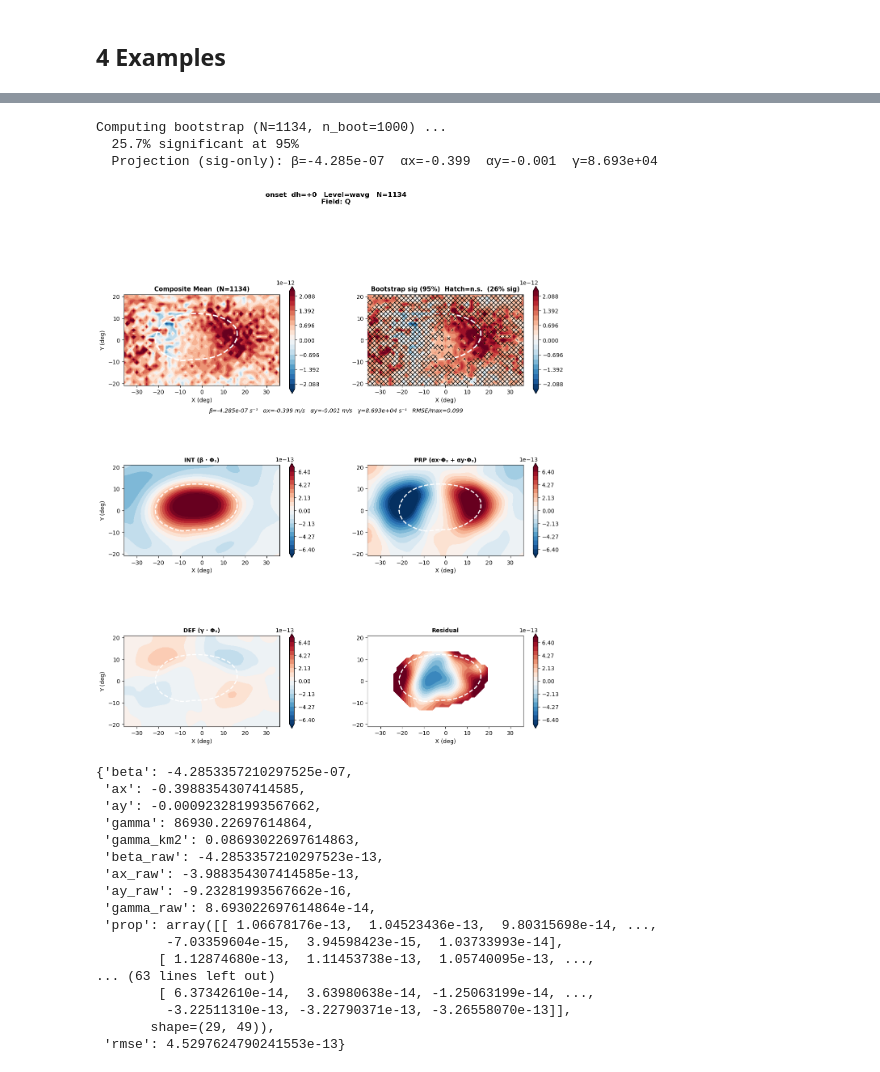
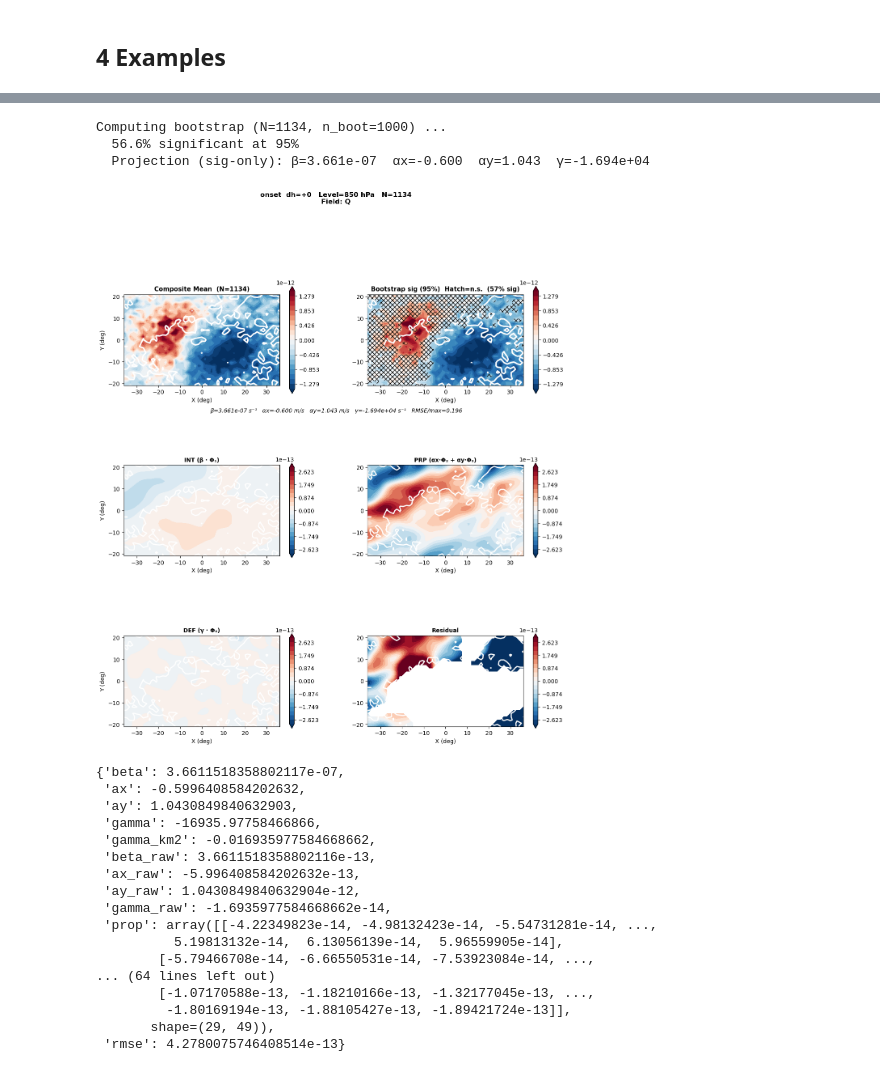
Before and after one commit to yanxingjianken/pvtend, a Jupyter notebook: examples/04_single_var_composite.ipynb, the cells around one changed output, grey strips where cells are left out. Cells and saved outputs as stored; diff of their text form; code cells hidden in the pictures.

```diff
--- a/examples/04_single_var_composite.ipynb
+++ b/examples/04_single_var_composite.ipynb
@@ -25,6 +28,7 @@ from pvtend.decomposition.smoothing import gaussian_smooth_nan
 # %%
 DATA_ROOT  = "/net/flood/data2/users/x_yan/composite_blocking_tempest"
 STAGE      = "onset"
+LEVEL      = 200 #"wavg"            # "wavg" or int hPa (e.g. 200, 250)
 SMOOTH_DEG = 6.0
 GRID_SP    = 1.5
 N_BOOT     = 1000
@@ -48,6 +52,7 @@ fields_wavg = sorted(k for k in _all_keys
                      if _sample[k].ndim == 2 and not k.endswith("_3d") and k not in _meta)
 fields_3d   = sorted(k for k in _all_keys if k.endswith("_3d"))
 
+print(f"LEVEL = {LEVEL}")
 print(f"Isobaric levels (hPa): {levels_hpa}")
 print(f"Wavg levels   (hPa) : {wavg_levels}")
 print(f"\n── 2D wavg fields ({len(fields_wavg)}) ──")
@@ -488,28 +257,28 @@ Computing bootstrap (N=1134, n_boot=1000) ...
 # %%
 # 6-panel: diabatic Q
-plot_var(["Q"], dh=0, projection=True)
+plot_var(["Q"], dh=0, level=850, projection=True)
 # %% [output]
 Computing bootstrap (N=1134, n_boot=1000) ...
-  25.7% significant at 95%
-  Projection (sig-only): β=-4.285e-07  αx=-0.399  αy=-0.001  γ=8.693e+04
+  56.6% significant at 95%
+  Projection (sig-only): β=3.661e-07  αx=-0.600  αy=1.043  γ=-1.694e+04
-[figure, old version]
+[figure, new version]
-{'beta': -4.2853357210297525e-07,
- 'ax': -0.3988354307414585,
- 'ay': -0.000923281993567662,
- 'gamma': 86930.22697614864,
- 'gamma_km2': 0.08693022697614863,
- 'beta_raw': -4.2853357210297523e-13,
- 'ax_raw': -3.988354307414585e-13,
- 'ay_raw': -9.23281993567662e-16,
- 'gamma_raw': 8.693022697614864e-14,
- 'prop': array([[ 1.06678176e-13,  1.04523436e-13,  9.80315698e-14, ...,
-         -7.03359604e-15,  3.94598423e-15,  1.03733993e-14],
-        [ 1.12874680e-13,  1.11453738e-13,  1.05740095e-13, ...,
-... (63 lines left out)
-        [ 6.37342610e-14,  3.63980638e-14, -1.25063199e-14, ...,
-         -3.22511310e-13, -3.22790371e-13, -3.26558070e-13]],
+{'beta': 3.6611518358802117e-07,
+ 'ax': -0.5996408584202632,
+ 'ay': 1.0430849840632903,
+ 'gamma': -16935.97758466866,
+ 'gamma_km2': -0.016935977584668662,
+ 'beta_raw': 3.6611518358802116e-13,
+ 'ax_raw': -5.996408584202632e-13,
+ 'ay_raw': 1.0430849840632904e-12,
+ 'gamma_raw': -1.6935977584668662e-14,
+ 'prop': array([[-4.22349823e-14, -4.98132423e-14, -5.54731281e-14, ...,
+          5.19813132e-14,  6.13056139e-14,  5.96559905e-14],
+        [-5.79466708e-14, -6.66550531e-14, -7.53923084e-14, ...,
+... (64 lines left out)
+        [-1.07170588e-13, -1.18210166e-13, -1.32177045e-13, ...,
+         -1.80169194e-13, -1.88105427e-13, -1.89421724e-13]],
        shape=(29, 49)),
- 'rmse': 4.5297624790241553e-13}
+ 'rmse': 4.2780075746408514e-13}
 # %% [markdown]
 ## Summary
 
```
Also changed, not shown: parts of 24 cells of this notebook, 11 other files.
